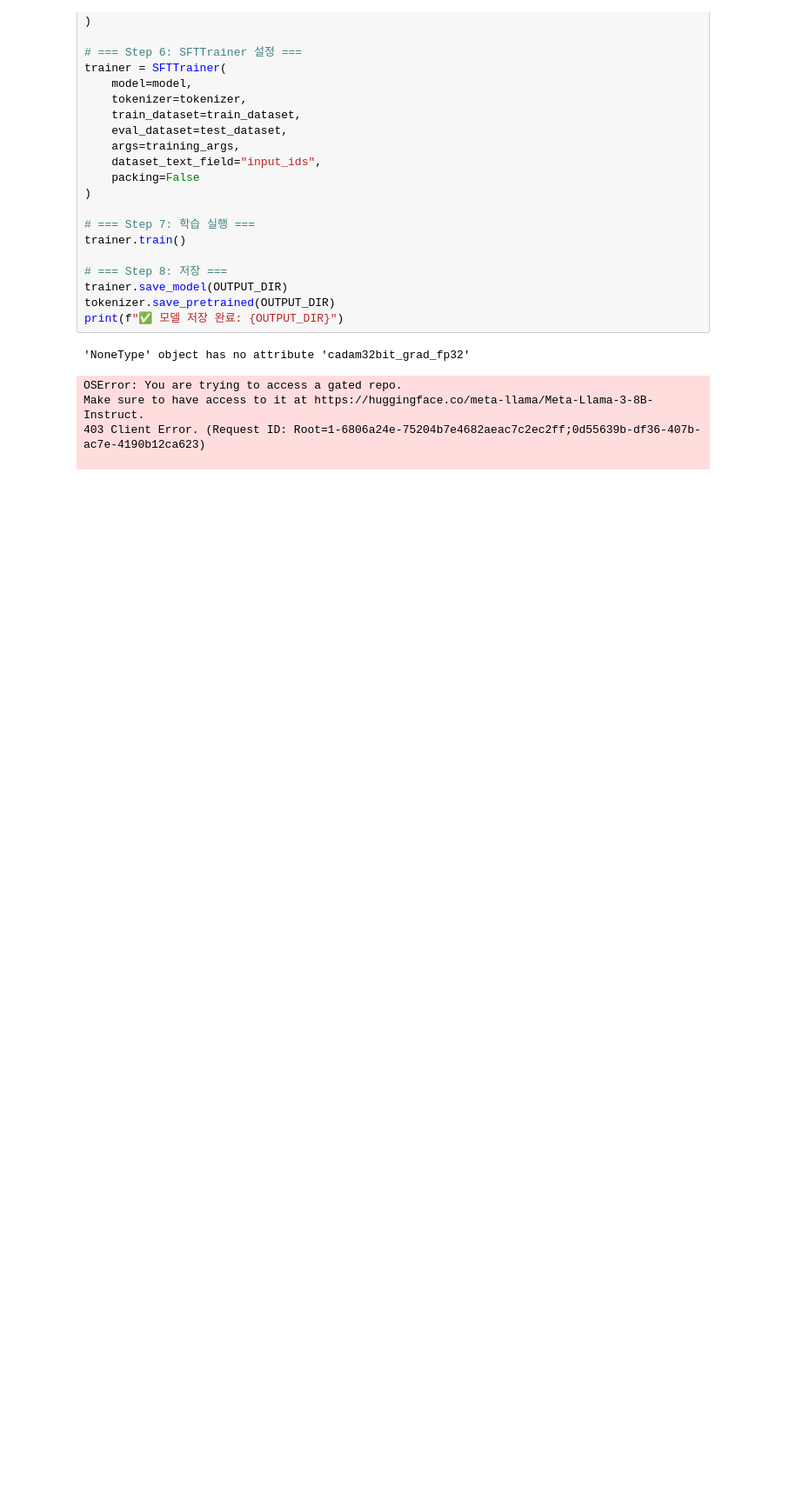
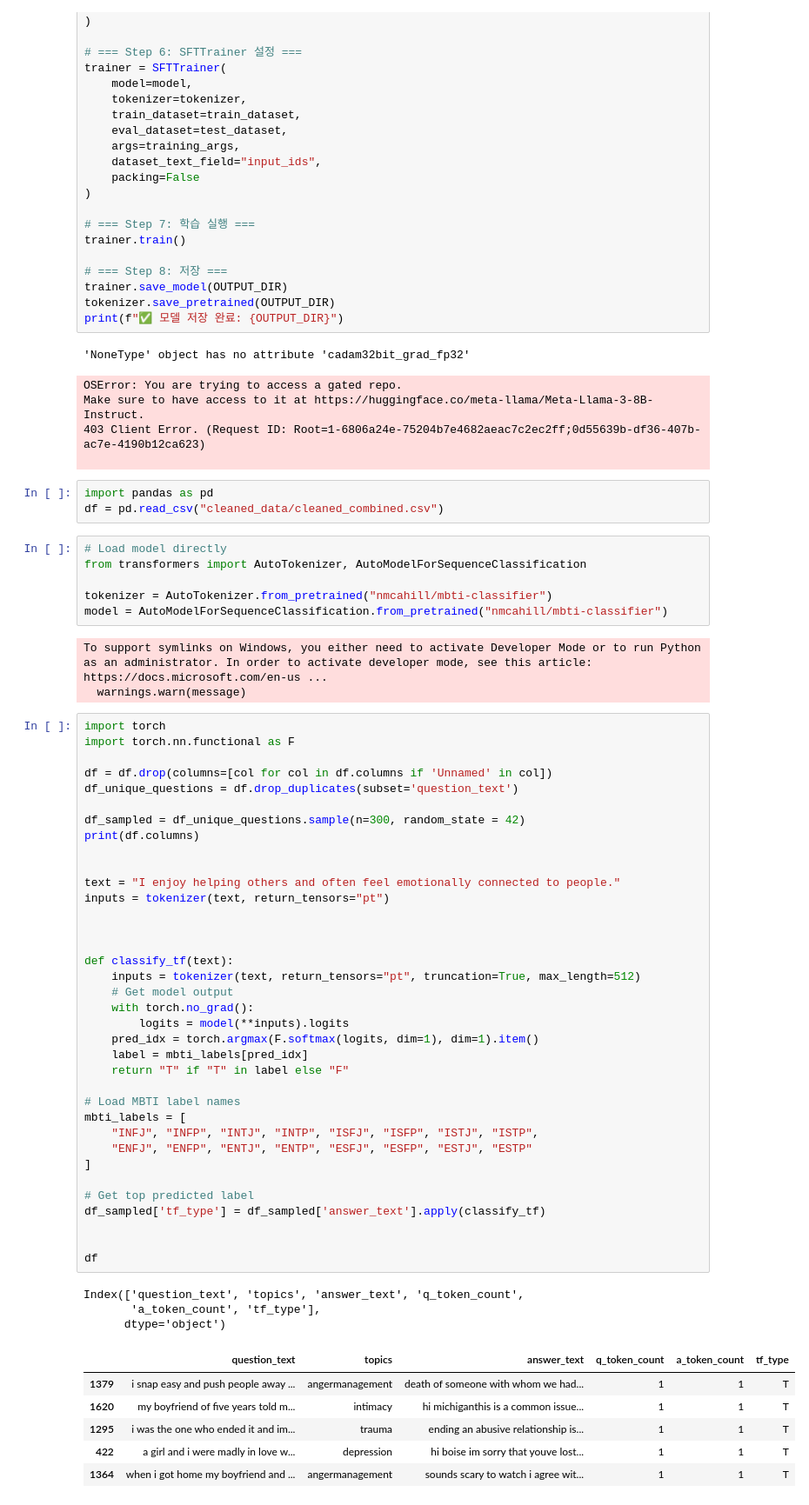
Before and after one commit to Ghostlun/Mental-Health-AI-Driven-System-Project, a Jupyter notebook: LLMTrain/ImprovedLLM.ipynb, the cells around one changed output. Shown at 87% size. Saved outputs shown, nothing was run; the diff lists cells and outputs as text; blank space fills up the shorter version.

Commit message:
TF Sample Update
TF Sample Update

```diff
--- a/LLMTrain/ImprovedLLM.ipynb
+++ b/LLMTrain/ImprovedLLM.ipynb
@@ -293,3 +293,61 @@ OSError: You are trying to access a gated repo.
 Make sure to have access to it at https://huggingface.co/meta-llama/Meta-Llama-3-8B-Instruct.
 403 Client Error. (Request ID: Root=1-6806a24e-75204b7e4682aeac7c2ec2ff;0d55639b-df36-407b-ac7e-4190b12ca623)
 
+# %%
+import pandas as pd
+df = pd.read_csv("cleaned_data/cleaned_combined.csv")
+# %%
+# Load model directly
+from transformers import AutoTokenizer, AutoModelForSequenceClassification
+
+tokenizer = AutoTokenizer.from_pretrained("nmcahill/mbti-classifier")
+model = AutoModelForSequenceClassification.from_pretrained("nmcahill/mbti-classifier")
+# %% [output]
+To support symlinks on Windows, you either need to activate Developer Mode or to run Python as an administrator. In order to activate developer mode, see this article: https://docs.microsoft.com/en-us ...
+  warnings.warn(message)
+# %%
+import torch
+import torch.nn.functional as F
+
+df = df.drop(columns=[col for col in df.columns if 'Unnamed' in col])
+df_unique_questions = df.drop_duplicates(subset='question_text')
+
+df_sampled = df_unique_questions.sample(n=300, random_state = 42)
+print(df.columns)
+
+
+text = "I enjoy helping others and often feel emotionally connected to people."
+inputs = tokenizer(text, return_tensors="pt")
+
+
+
+def classify_tf(text):
+    inputs = tokenizer(text, return_tensors="pt", truncation=True, max_length=512)
+    # Get model output
+    with torch.no_grad():
+        logits = model(**inputs).logits
+    pred_idx = torch.argmax(F.softmax(logits, dim=1), dim=1).item()
+    label = mbti_labels[pred_idx]
+    return "T" if "T" in label else "F"
+
+# Load MBTI label names
+mbti_labels = [
+    "INFJ", "INFP", "INTJ", "INTP", "ISFJ", "ISFP", "ISTJ", "ISTP",
+    "ENFJ", "ENFP", "ENTJ", "ENTP", "ESFJ", "ESFP", "ESTJ", "ESTP"
+]
+
+# Get top predicted label
+df_sampled['tf_type'] = df_sampled['answer_text'].apply(classify_tf)
+
+
+df
+# %% [output]
+Index(['question_text', 'topics', 'answer_text', 'q_token_count',
+       'a_token_count', 'tf_type'],
+      dtype='object')
+|  | question_text | topics | answer_text | q_token_count | a_token_count | tf_type |
+| 1379 | i snap easy and push people away ... | angermanagement | death of someone with whom we had... | 1 | 1 | T |
+| 1620 | my boyfriend of five years told m... | intimacy | hi michiganthis is a common issue... | 1 | 1 | T |
+| 1295 | i was the one who ended it and im... | trauma | ending an abusive relationship is... | 1 | 1 | T |
+| 422 | a girl and i were madly in love w... | depression | hi boise im sorry that youve lost... | 1 | 1 | T |
+| 1364 | when i got home my boyfriend and ... | angermanagement | sounds scary to watch i agree wit... | 1 | 1 | T |
```
Also changed, not shown: parts of 4 cells of this notebook, 1 other file.
